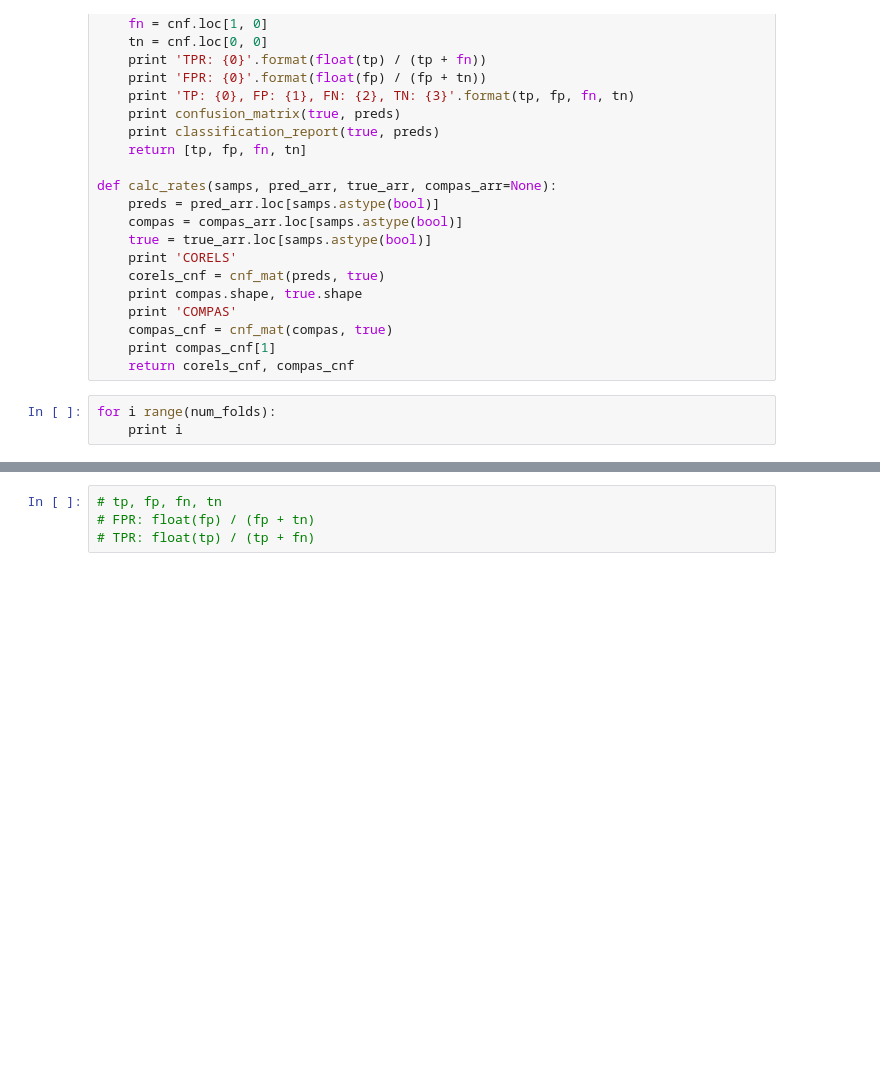
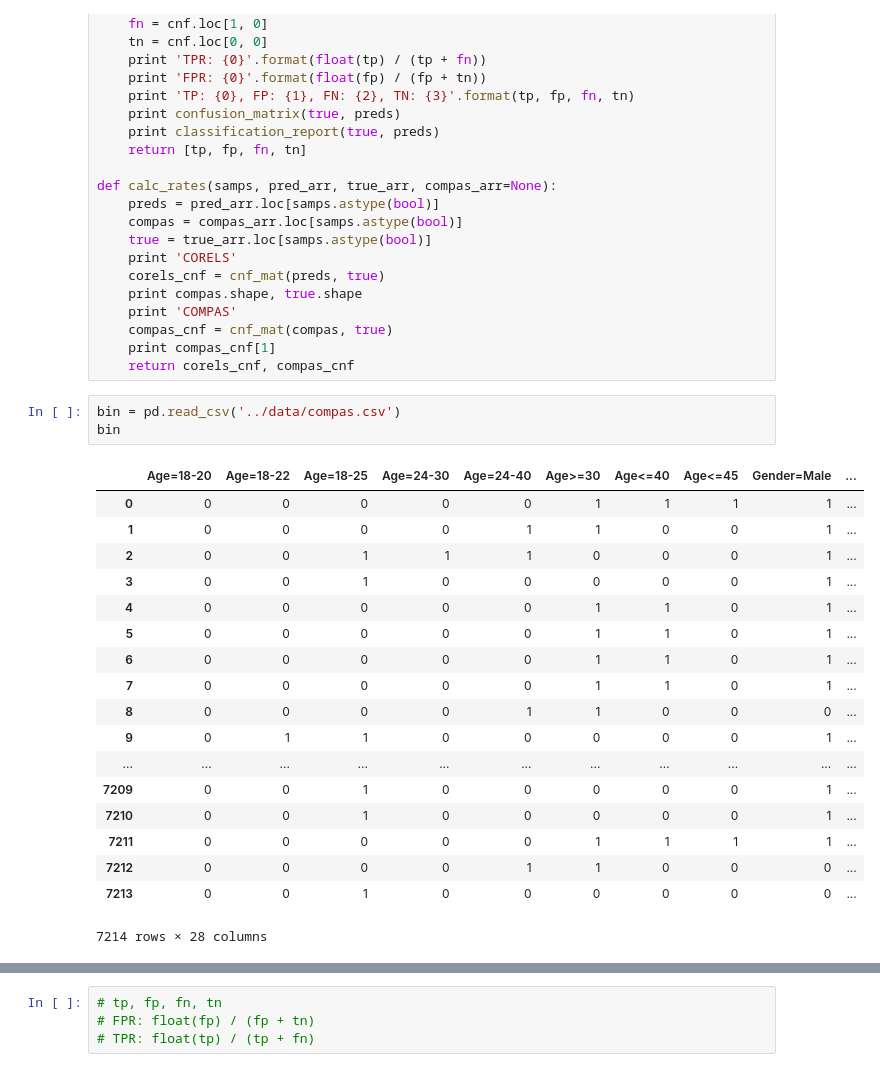
Before and after one commit to nlarusstone/corels-test, a Jupyter notebook: eval/EvalBias.ipynb, the cells around one changed output, grey strips where cells are left out. Drawn from its saved outputs; the diff is of its cells as text; blank space fills up the shorter version.

```diff
--- a/eval/EvalBias.ipynb
+++ b/eval/EvalBias.ipynb
@@ -54,6 +36,25 @@ def calc_rates(samps, pred_arr, true_arr, compas_arr=None):
     compas_cnf = cnf_mat(compas, true)
     print compas_cnf[1]
     return corels_cnf, compas_cnf
-# %%
-for i range(num_folds):
-    print i
+# %%
+bin = pd.read_csv('../data/compas.csv')
+bin
+# %% [output]
+|  | Age=18-20 | Age=18-22 | Age=18-25 | Age=24-30 | Age=24-40 | Age>=30 | Age<=40 | Age<=45 | Gender=Male | ... |
+| 0 | 0 | 0 | 0 | 0 | 0 | 1 | 1 | 1 | 1 | ... |
+| 1 | 0 | 0 | 0 | 0 | 1 | 1 | 0 | 0 | 1 | ... |
+| 2 | 0 | 0 | 1 | 1 | 1 | 0 | 0 | 0 | 1 | ... |
+| 3 | 0 | 0 | 1 | 0 | 0 | 0 | 0 | 0 | 1 | ... |
+| 4 | 0 | 0 | 0 | 0 | 0 | 1 | 1 | 0 | 1 | ... |
+| 5 | 0 | 0 | 0 | 0 | 0 | 1 | 1 | 0 | 1 | ... |
+| 6 | 0 | 0 | 0 | 0 | 0 | 1 | 1 | 0 | 1 | ... |
+| 7 | 0 | 0 | 0 | 0 | 0 | 1 | 1 | 0 | 1 | ... |
+| 8 | 0 | 0 | 0 | 0 | 1 | 1 | 0 | 0 | 0 | ... |
+| 9 | 0 | 1 | 1 | 0 | 0 | 0 | 0 | 0 | 1 | ... |
+| ... | ... | ... | ... | ... | ... | ... | ... | ... | ... | ... |
+| 7209 | 0 | 0 | 1 | 0 | 0 | 0 | 0 | 0 | 1 | ... |
+| 7210 | 0 | 0 | 1 | 0 | 0 | 0 | 0 | 0 | 1 | ... |
+| 7211 | 0 | 0 | 0 | 0 | 0 | 1 | 1 | 1 | 1 | ... |
+| 7212 | 0 | 0 | 0 | 0 | 1 | 1 | 0 | 0 | 0 | ... |
+| 7213 | 0 | 0 | 1 | 0 | 0 | 0 | 0 | 0 | 0 | ... |
+7214 rows × 28 columns
```
Also changed, not shown: parts of 8 cells of this notebook.
